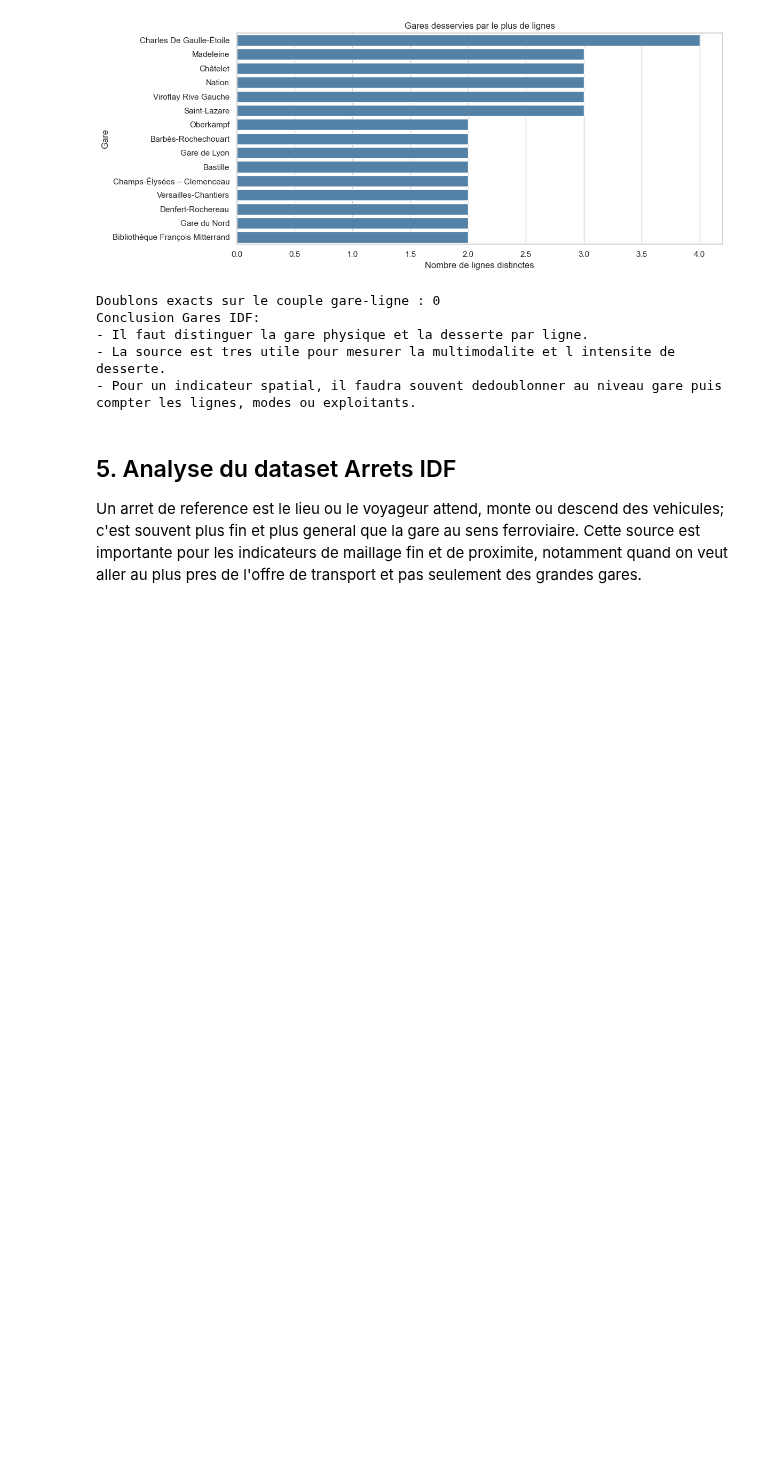
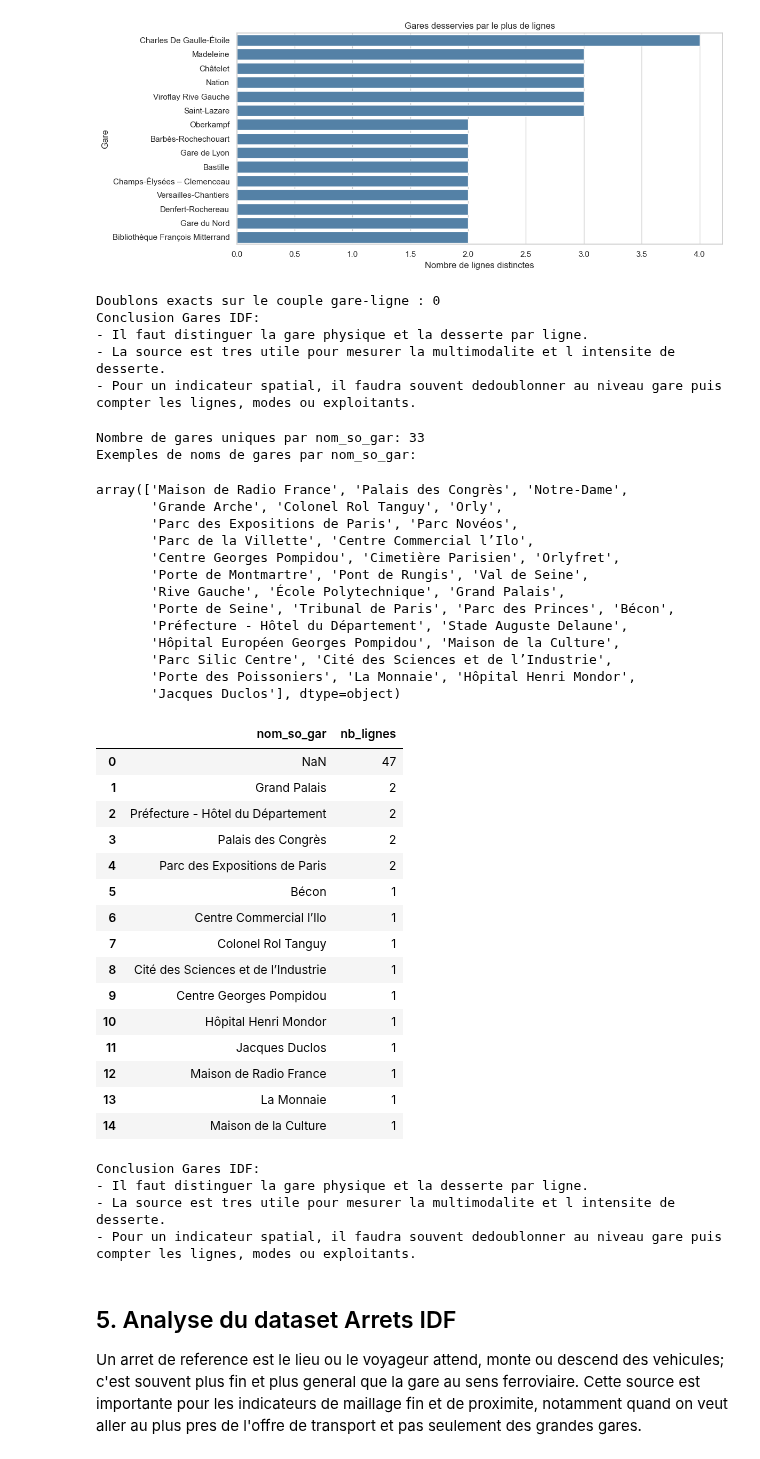
Before and after one commit to Simone-Me/lebonplan, a Jupyter notebook: eda_transport.ipynb, the cells around one changed output. Cells and saved outputs as stored; diff of their text form; code cells hidden in the pictures; blank space fills up the shorter version.

Commit message:
major changes for the transport settings over the indicateur

```diff
--- a/eda_transport.ipynb
+++ b/eda_transport.ipynb
@@ -911,6 +936,59 @@ Conclusion Gares IDF:
 - Il faut distinguer la gare physique et la desserte par ligne.
 - La source est tres utile pour mesurer la multimodalite et l intensite de desserte.
 - Pour un indicateur spatial, il faudra souvent dedoublonner au niveau gare puis compter les lignes, modes ou exploitants.
+# %%
+
+if 'nom_so_gar' in df_gares.columns and 'res_com' in df_gares.columns:
+    all_gares_names = df_gares['nom_so_gar'].dropna().unique()
+    print(f'Nombre de gares uniques par nom_so_gar: {len(all_gares_names)}')
+    print('Exemples de noms de gares par nom_so_gar:')
+    display(df_gares['nom_so_gar'].dropna().unique())
+
+    service_counts = df_gares.groupby('nom_so_gar', dropna=False)['res_com'].nunique().sort_values(ascending=False).reset_index()
+    service_counts.columns = ['nom_so_gar', 'nb_lignes']
+    display(service_counts.head(15))
+# %% [output]
+Nombre de gares uniques par nom_so_gar: 33
+Exemples de noms de gares par nom_so_gar:
+array(['Maison de Radio France', 'Palais des Congrès', 'Notre-Dame',
+       'Grande Arche', 'Colonel Rol Tanguy', 'Orly',
+       'Parc des Expositions de Paris', 'Parc Novéos',
+       'Parc de la Villette', 'Centre Commercial l’Ilo',
+       'Centre Georges Pompidou', 'Cimetière Parisien', 'Orlyfret',
+       'Porte de Montmartre', 'Pont de Rungis', 'Val de Seine',
+       'Rive Gauche', 'École Polytechnique', 'Grand Palais',
+       'Porte de Seine', 'Tribunal de Paris', 'Parc des Princes', 'Bécon',
+       'Préfecture - Hôtel du Département', 'Stade Auguste Delaune',
+       'Hôpital Européen Georges Pompidou', 'Maison de la Culture',
+       'Parc Silic Centre', 'Cité des Sciences et de l’Industrie',
+       'Porte des Poissoniers', 'La Monnaie', 'Hôpital Henri Mondor',
+       'Jacques Duclos'], dtype=object)
+|  | nom_so_gar | nb_lignes |
+| 0 | NaN | 47 |
+| 1 | Grand Palais | 2 |
+| 2 | Préfecture - Hôtel du Département | 2 |
+| 3 | Palais des Congrès | 2 |
+| 4 | Parc des Expositions de Paris | 2 |
+| 5 | Bécon | 1 |
+| 6 | Centre Commercial l’Ilo | 1 |
+| 7 | Colonel Rol Tanguy | 1 |
+| 8 | Cité des Sciences et de l’Industrie | 1 |
+| 9 | Centre Georges Pompidou | 1 |
+| 10 | Hôpital Henri Mondor | 1 |
+| 11 | Jacques Duclos | 1 |
+| 12 | Maison de Radio France | 1 |
+| 13 | La Monnaie | 1 |
+| 14 | Maison de la Culture | 1 |
+# %%
+print('Conclusion Gares IDF:')
+print('- Il faut distinguer la gare physique et la desserte par ligne.')
+print('- La source est tres utile pour mesurer la multimodalite et l intensite de desserte.')
+print('- Pour un indicateur spatial, il faudra souvent dedoublonner au niveau gare puis compter les lignes, modes ou exploitants.')
+# %% [output]
+Conclusion Gares IDF:
+- Il faut distinguer la gare physique et la desserte par ligne.
+- La source est tres utile pour mesurer la multimodalite et l intensite de desserte.
+- Pour un indicateur spatial, il faudra souvent dedoublonner au niveau gare puis compter les lignes, modes ou exploitants.
 # %% [markdown]
 ## 5. Analyse du dataset Arrets IDF
 
```
Also changed, not shown: parts of 11 cells of this notebook, 20 other files.
